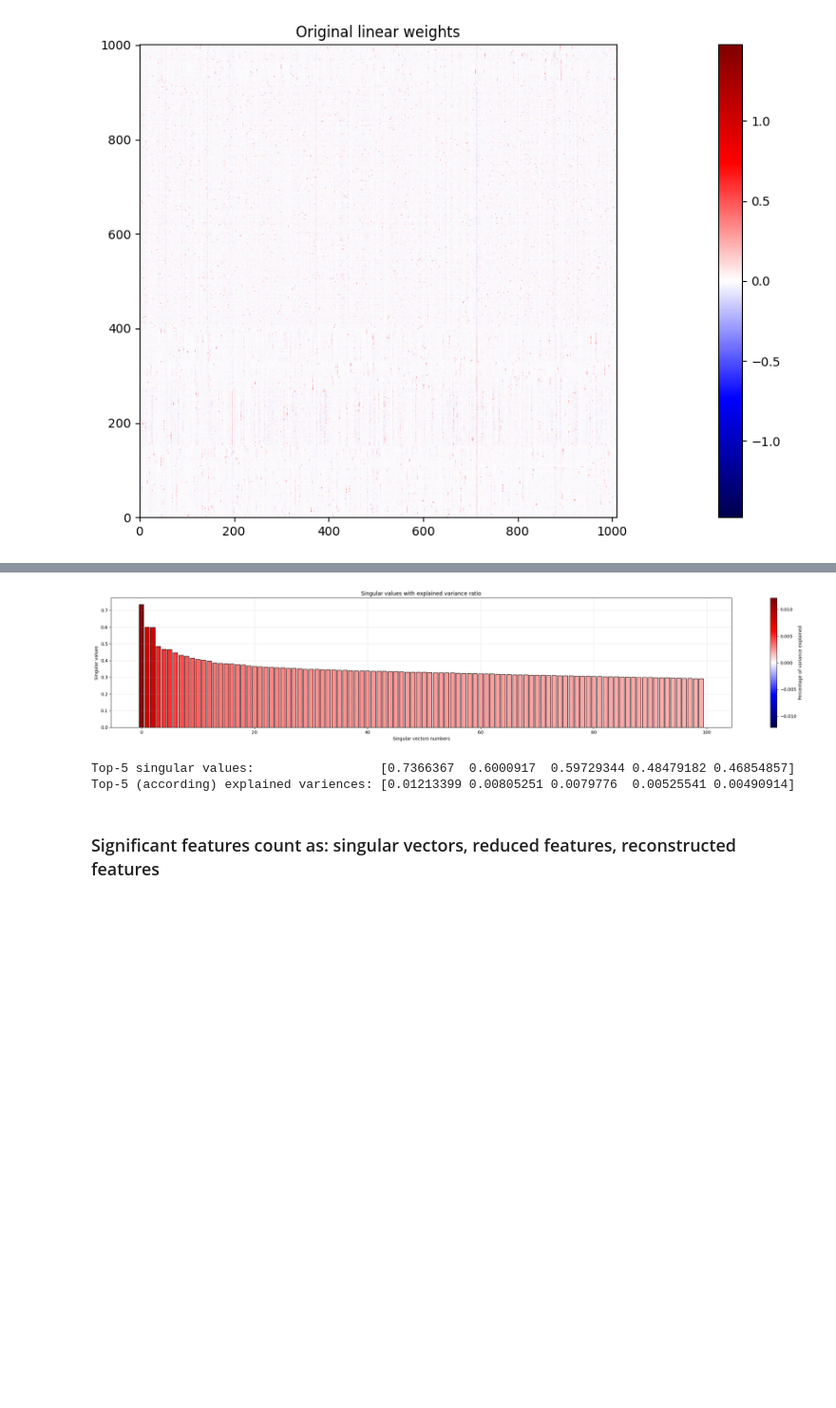
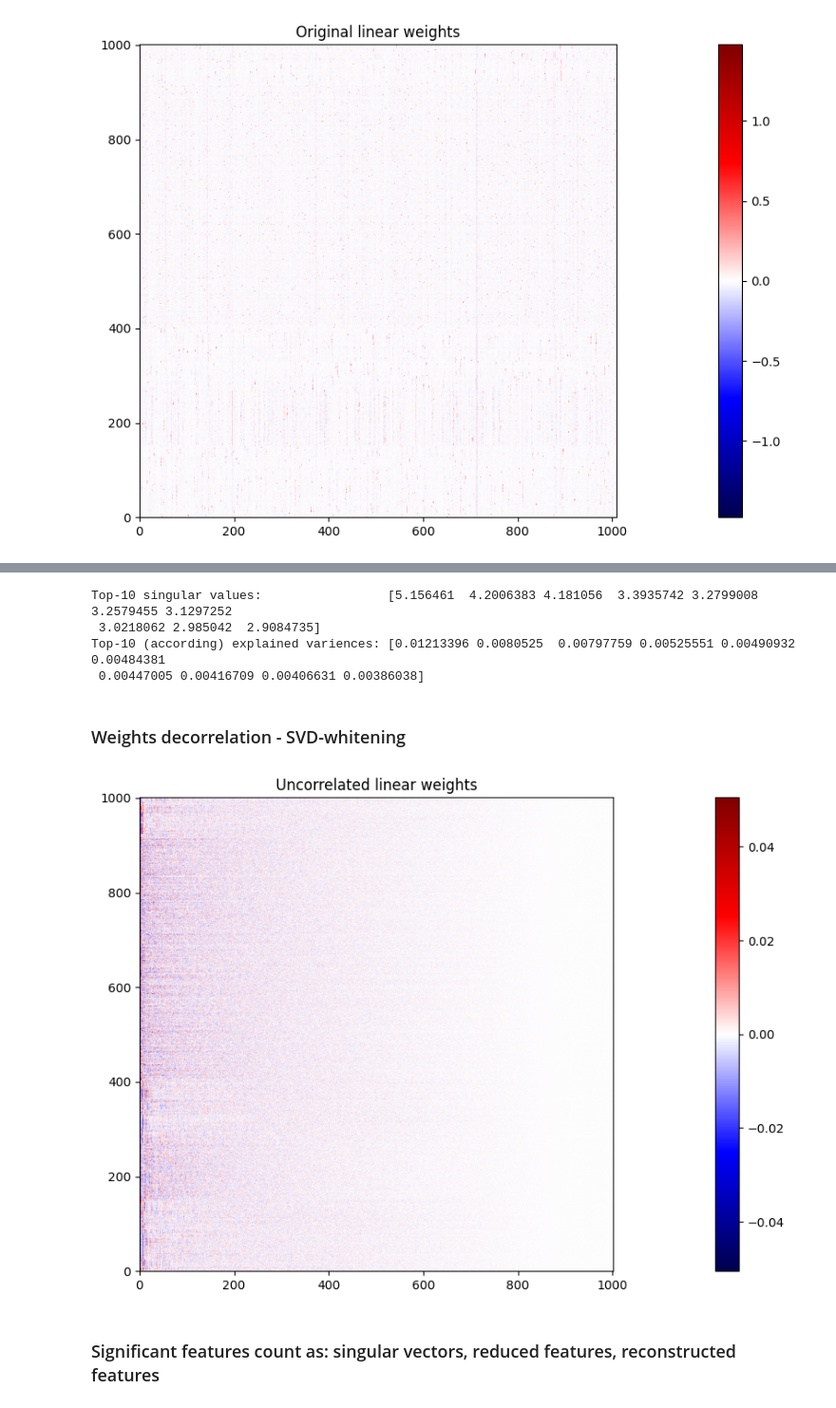
Before and after one commit to Ali-AliAli-Ali/binarize-inverse-interpret, a Jupyter notebook: regnetx_imagenet/bin_features_imagenet_uncorr_feats.ipynb, the cells around one changed output, grey strips where cells are left out. Shown at 95% size. Saved outputs shown, nothing was run; the diff lists cells and outputs as text; code cells hidden in the pictures; blank space fills up the shorter version.

Commit message:
Corrected features decorrelation

```diff
--- a/regnetx_imagenet/bin_features_imagenet_uncorr_feats.ipynb
+++ b/regnetx_imagenet/bin_features_imagenet_uncorr_feats.ipynb
@@ -213,23 +246,24 @@ plot_heatmap(
-# %%
-svd_sing_values = svd.singular_values_
-svd_expl_var_ratio = svd.explained_variance_ratio_
-
-plot_colored_barplot(
-    values=svd_sing_values,
-    values_color=svd_expl_var_ratio,
-    values_color_name="Percentage of variance explained",
-    title="Singular values with explained variance ratio",
-    xlabel="Singular vectors numbers",
-    ylabel="Singular values"
-)
-# %% [output]
-[figure, removed]
 # %%
-print("Top-5 singular values:                ", svd_sing_values[:5])
-print("Top-5 (according) explained variences:", svd_expl_var_ratio[:5])
+print("Top-10 singular values:                ", svd_sing_values[:10])
+print("Top-10 (according) explained variences:", svd_expl_var_ratio[:10])
 # %% [output]
-Top-5 singular values:                 [0.7366367  0.6000917  0.59729344 0.48479182 0.46854857]
-Top-5 (according) explained variences: [0.01213399 0.00805251 0.0079776  0.00525541 0.00490914]
+Top-10 singular values:                 [5.156461  4.2006383 4.181056  3.3935742 3.2799008 3.2579455 3.1297252
+ 3.0218062 2.985042  2.9084735]
+Top-10 (according) explained variences: [0.01213396 0.0080525  0.00797759 0.00525551 0.00490932 0.00484381
+ 0.00447005 0.00416709 0.00406631 0.00386038]
+# %% [markdown]
+### Weights decorrelation - SVD-whitening
+# %%
+weights_uncorr = weights_centered @ svd_right_sing_vecs @ np.diag(svd_sing_values) / np.sqrt(n_classes - 1)
+bias_uncorr = regnetx_3_2.fc.bias.data.cpu().numpy() + weights_centered @ weights_means.reshape(-1)
+
+plot_heatmap(
+    weights_uncorr,
+    figsize=figsize_squared,
+    title="Uncorrelated linear weights"
+)
+# %% [output]
+[figure, added]
 # %% [markdown]
 ### Significant features count as: singular vectors, reduced features, reconstructed features
 # %%
```
Also changed, not shown: parts of 27 cells of this notebook.
